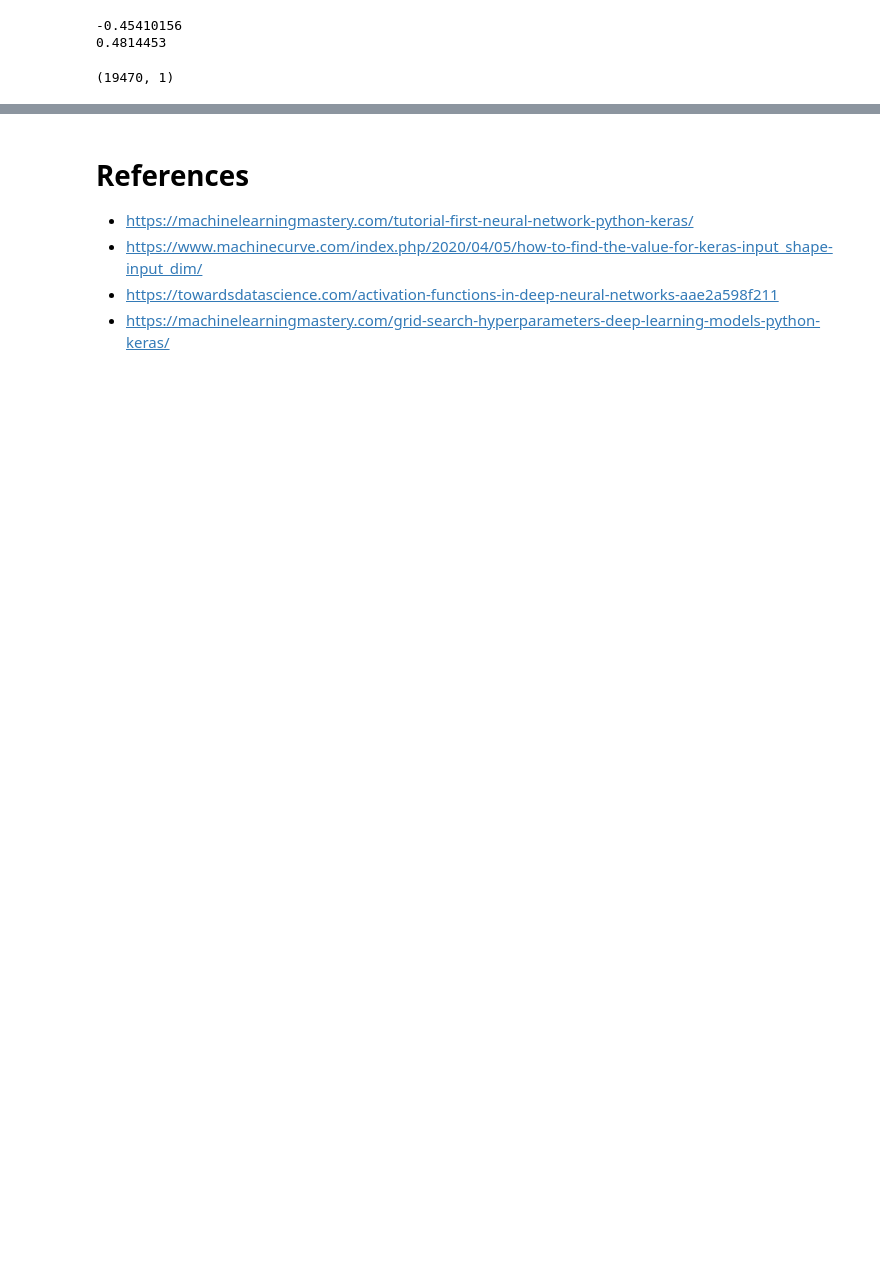
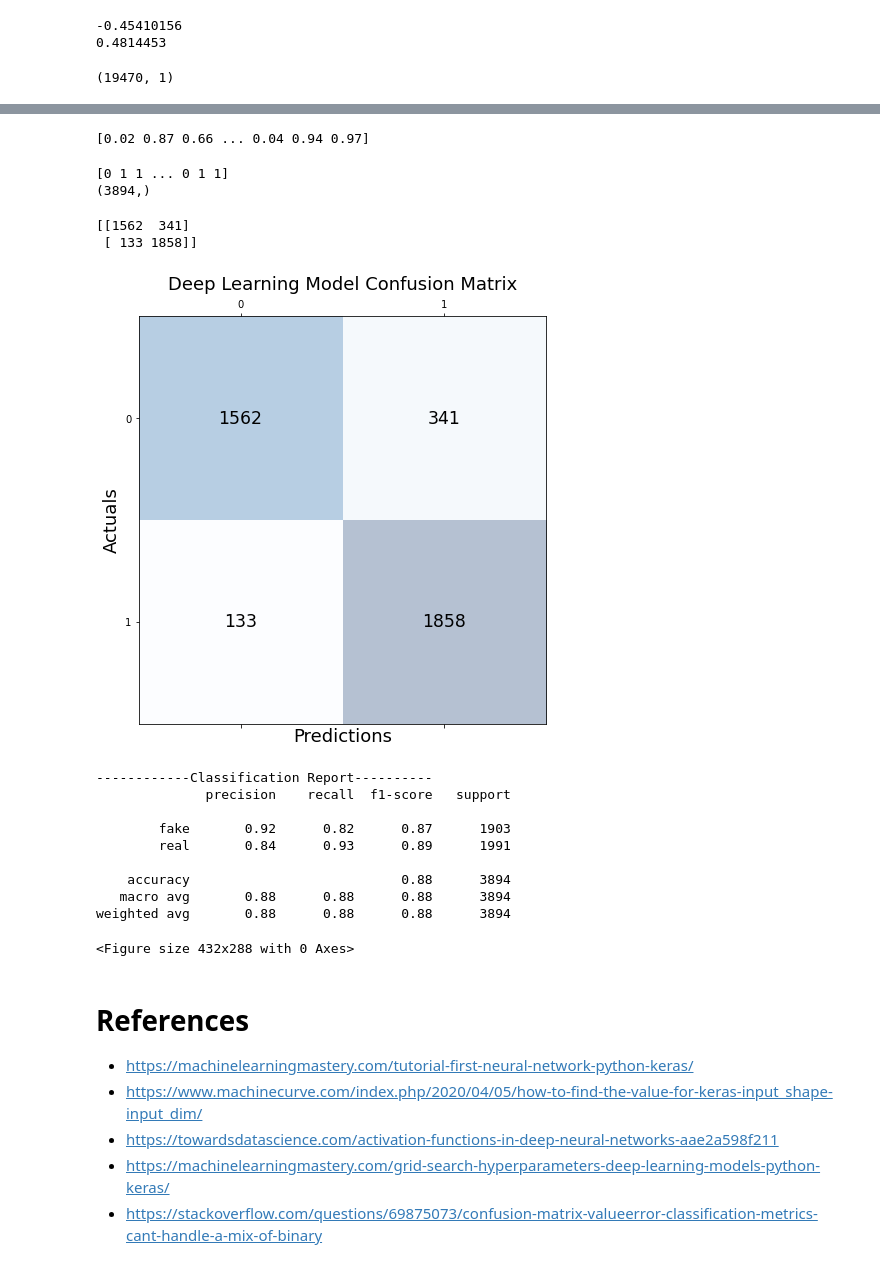
Before and after one commit to twyunting/Deepfake_Video_Classifier2.0, a Jupyter notebook: code/07.Deep_Learning_Task.ipynb, the cells around one changed output, grey strips where cells are left out. Saved outputs shown, nothing was run; the diff lists cells and outputs as text; code cells hidden in the pictures; blank space fills up the shorter version.

```diff
--- a/code/07.Deep_Learning_Task.ipynb
+++ b/code/07.Deep_Learning_Task.ipynb
@@ -114,3 +157,7 @@ epochs = 10
+# %%
+np.random.seed(1234)
+batch_size = 64
+epochs = 50
 # %%
 fashion_model = Sequential()
 fashion_model.add(Dense(8192, input_dim = len(train_X[1]), activation='relu')) # input_dim = one-dimensional flattened arrays,
@@ -243,0 +279,5 @@ grid_result.best_params_
+# %%
+# flatten the true labels to 1D
+print(valid_label)
+valid_label = valid_label.flatten()
+print(valid_label.shape)
@@ -244,6 +293,55 @@ grid_result.best_params_
+# %%
+# extract the predicted probabilities, flatten the prediction to 1D
+p_pred = fashion_model.predict(valid_X)
+p_pred = p_pred.flatten()
+print(p_pred.round(2))
+# %% [output]
+[0.02 0.87 0.66 ... 0.04 0.94 0.97]
+# %%
+# extract the predicted class labels
+y_pred = np.where(p_pred > 0.5, 1, 0)
+print(y_pred)
+print(y_pred.shape)
+# %% [output]
+[0 1 1 ... 0 1 1]
+(3894,)
+# %%
+# confusion matrix
+conf_matrix = confusion_matrix(valid_label, y_pred)
+print(confusion_matrix(valid_label, y_pred))
+fig, ax = plt.subplots(figsize=(7.5, 7.5))
+ax.matshow(conf_matrix, cmap=plt.cm.Blues, alpha=0.3)
+for i in range(conf_matrix.shape[0]):
+    for j in range(conf_matrix.shape[1]):
+        ax.text(x=j, y=i,s=conf_matrix[i, j], va='center', ha='center', size='xx-large')
+
+plt.xlabel('Predictions', fontsize=18)
+plt.ylabel('Actuals', fontsize=18)
+plt.title('Deep Learning Model Confusion Matrix', fontsize=18)
+plt.show()
+plt.savefig('dp_confusion_matrix.png')
+
+print("------------Classification Report----------")
+target_names = ['fake', 'real']
+print(classification_report(valid_label, y_pred, target_names=target_names))
+# %% [output]
+[[1562  341]
+ [ 133 1858]]
+[figure, added]
+------------Classification Report----------
+              precision    recall  f1-score   support
+
+        fake       0.92      0.82      0.87      1903
+        real       0.84      0.93      0.89      1991
+
+    accuracy                           0.88      3894
+   macro avg       0.88      0.88      0.88      3894
+weighted avg       0.88      0.88      0.88      3894
+<Figure size 432x288 with 0 Axes>
 # %% [markdown]
 # References
 - https://machinelearningmastery.com/tutorial-first-neural-network-python-keras/
 - https://www.machinecurve.com/index.php/2020/04/05/how-to-find-the-value-for-keras-input_shape-input_dim/
 - https://towardsdatascience.com/activation-functions-in-deep-neural-networks-aae2a598f211
 - https://machinelearningmastery.com/grid-search-hyperparameters-deep-learning-models-python-keras/
+- https://stackoverflow.com/questions/69875073/confusion-matrix-valueerror-classification-metrics-cant-handle-a-mix-of-binary
```
Also changed, not shown: parts of 28 cells of this notebook, 42 other files.
